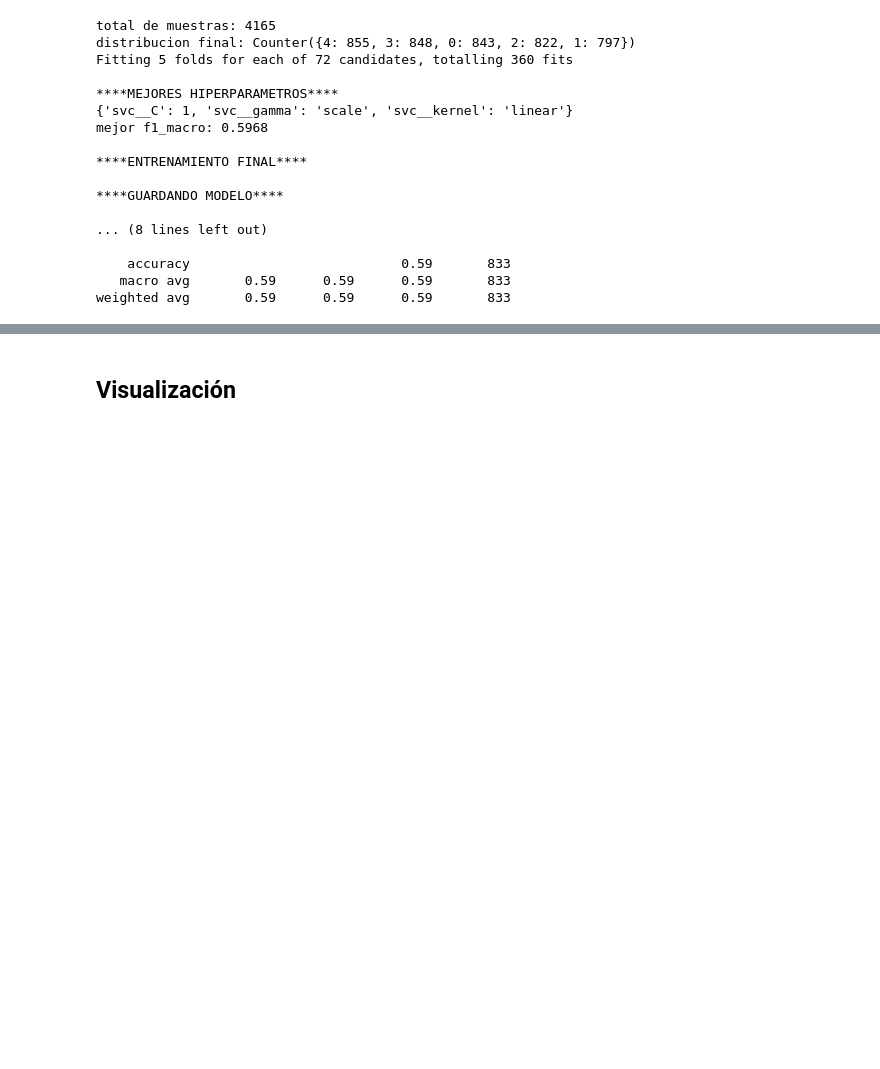
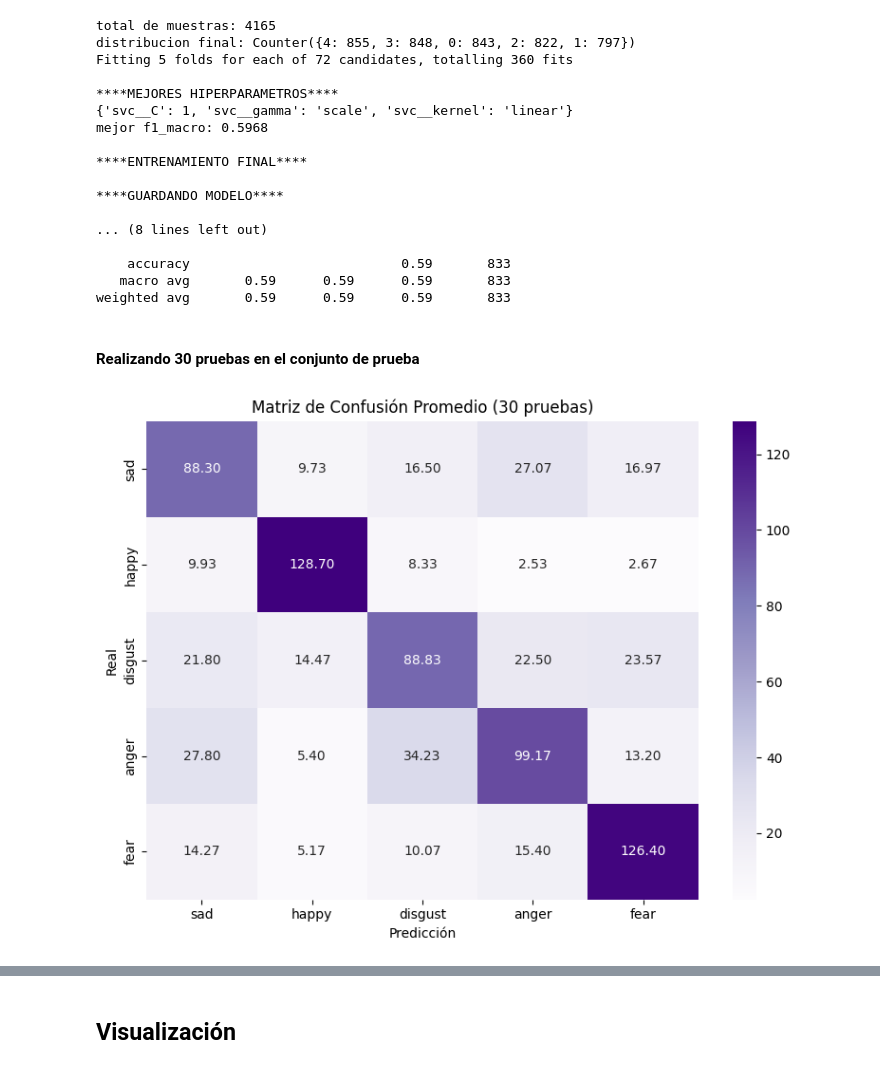
Before and after one commit to iEsmeralda/Trabajo-Terminal, a Jupyter notebook: Clasificadores/SVC/code.ipynb, the cells around one changed output, grey strips where cells are left out. Saved outputs shown, nothing was run; the diff lists cells and outputs as text; code cells hidden in the pictures; blank space fills up the shorter version.

Commit message:
30 pruebas

```diff
--- a/Clasificadores/SVC/code.ipynb
+++ b/Clasificadores/SVC/code.ipynb
@@ -498,3 +498,49 @@ mejor f1_macro: 0.5968
     accuracy                           0.59       833
    macro avg       0.59      0.59      0.59       833
 weighted avg       0.59      0.59      0.59       833
+# %% [markdown]
+#### Realizando 30 pruebas en el conjunto de prueba
+# %%
+modelo= joblib.load("model.pkl")
+X,y= cargar_dataset()
+X_train, X_test, y_train, y_test = train_test_split(X, y, test_size=0.2, random_state=21)
+
+# Invertir el mapeo para etiquetas en texto
+MAPEO_EMOCIONES_INV = {v: k for k, v in MAPEO_EMOCIONES.items()}
+clases = np.unique(y_test)
+etiquetas = [MAPEO_EMOCIONES_INV[c] for c in clases]
+output_dir = "matrices_confusion" # carpeta donde se guardaran las matrices de confusion
+os.makedirs(output_dir, exist_ok=True)
+
+# inicializar acumulador para matriz promedio
+acumulador = np.zeros((len(clases), len(clases)))
+
+# Generar y guardar las 30 matrices con bootstrapping
+for i in range(30):
+    indices = np.random.choice(len(X_test), size=len(X_test), replace=True)
+    X_sample = X_test[indices]
+    y_sample = y_test[indices]
+
+    y_pred = modelo.predict(X_sample)
+    cm = confusion_matrix(y_sample, y_pred, labels=clases)
+    acumulador += cm
+    plt.figure(figsize=(6, 5))
+    sns.heatmap(cm, annot=True, fmt="d", cmap="Purples", xticklabels=etiquetas, yticklabels=etiquetas)
+    plt.title(f"Matriz de Confusión #{i+1}")
+    plt.xlabel("Predicción")
+    plt.ylabel("Real")
+    plt.tight_layout()
+    plt.savefig(f"{output_dir}/matriz_{i+1:02d}.png")
+    plt.close()
+
+matriz_promedio = acumulador / 30
+plt.figure(figsize=(8, 6))
+sns.heatmap(matriz_promedio, annot=True, fmt=".2f", cmap="Purples", xticklabels=etiquetas, yticklabels=etiquetas)
+plt.title("Matriz de Confusión Promedio (30 pruebas)")
+plt.xlabel("Predicción")
+plt.ylabel("Real")
+plt.tight_layout()
+plt.savefig(f"{output_dir}/matriz_promedio.png")
+plt.show()
+# %% [output]
+[figure, added]
```
Also changed, not shown: parts of 2 cells of this notebook, 32 other files.
